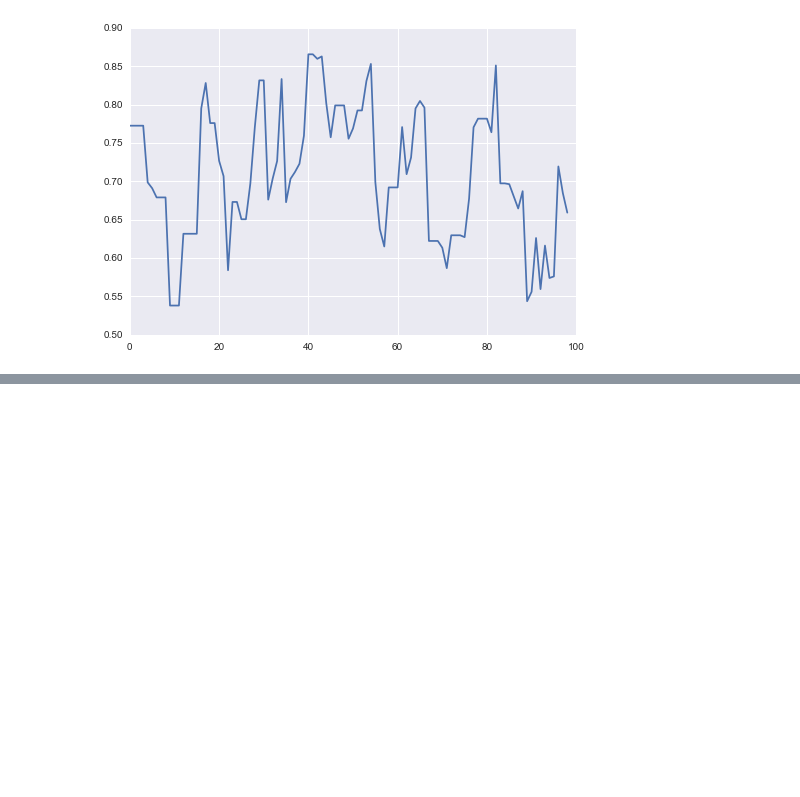
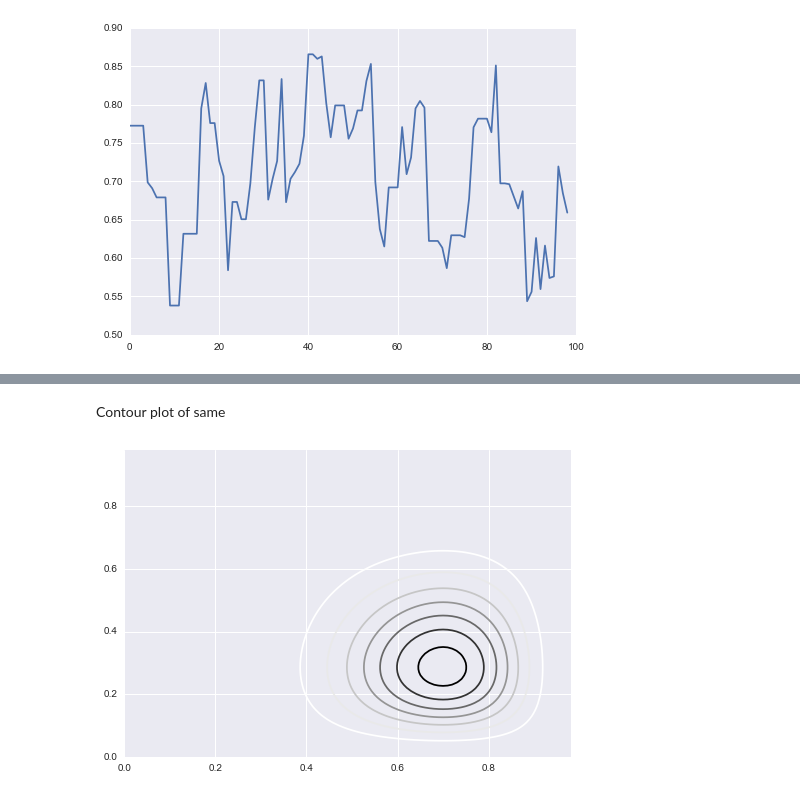
Before and after one commit to rlabbe/kruschke, a Jupyter notebook: metropolis.ipynb, the cells around one changed output, grey strips where cells are left out. Drawn from its saved outputs; the diff is of its cells as text; code cells hidden in the pictures; blank space fills up the shorter version.

```diff
--- a/metropolis.ipynb
+++ b/metropolis.ipynb
@@ -173,0 +203,8 @@ plt.plot(trajectory[-100:-1]);
+# %% [markdown]
+Contour plot of same
+# %%
+plt.figure()
+plt.contour(X, Y, post);
+plt.show()
+# %% [output]
+[figure, added]
```
Also changed, not shown: parts of 6 cells of this notebook, 1 other file.
